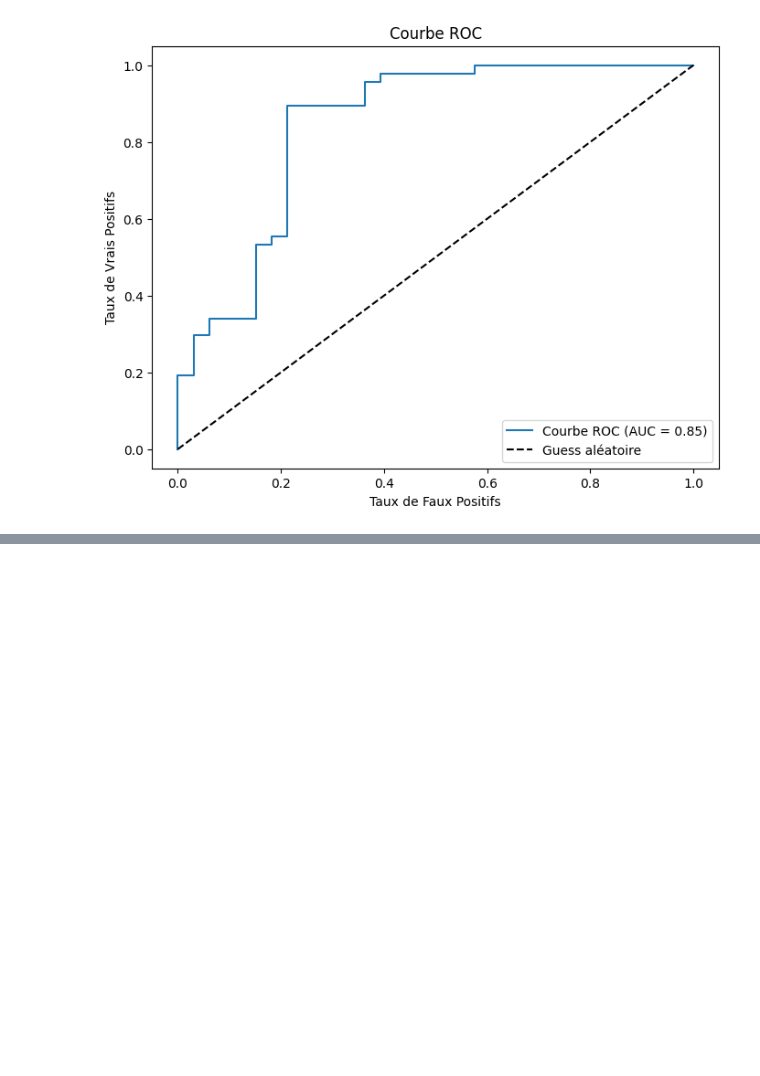
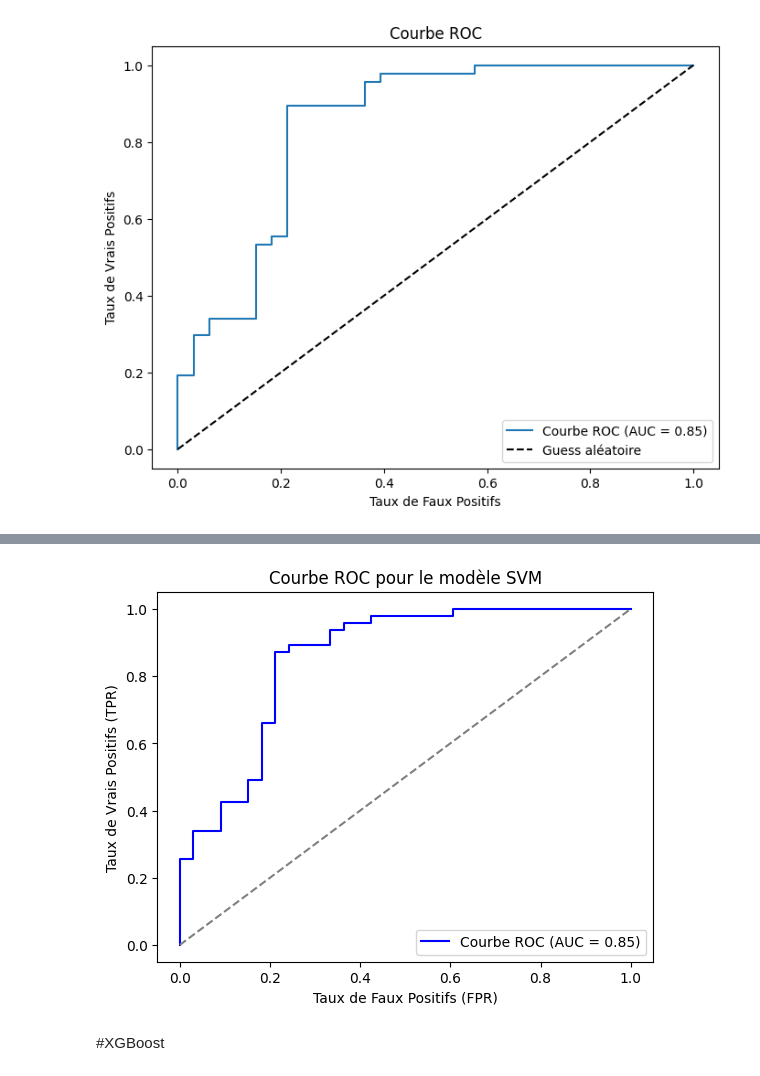
Before and after one commit to yzasmin/DJDDS-groupe5, a Jupyter notebook: Classificateur_devoirmaison.ipynb, the cells around one changed output, grey strips where cells are left out. Cells and saved outputs as stored; diff of their text form; code cells hidden in the pictures; blank space fills up the shorter version.

```diff
--- a/Classificateur_devoirmaison.ipynb
+++ b/Classificateur_devoirmaison.ipynb
@@ -332,0 +425,26 @@ Meilleure AUC : 0.9334759358288771
+# %%
+import pandas as pd
+import numpy as np
+from sklearn.model_selection import train_test_split
+from sklearn.svm import SVC
+from sklearn.metrics import accuracy_score, confusion_matrix, classification_report
+from sklearn.preprocessing import StandardScaler
+import matplotlib.pyplot as plt
+from sklearn import svm
+from sklearn.metrics import roc_curve, roc_auc_score
+
+X_train, X_test, y_train, y_test = train_test_split(X, y, test_size=0.2, random_state=42)
+
+scaler = StandardScaler()
+X_train = scaler.fit_transform(X_train)
+X_test = scaler.transform(X_test)
+
+model = SVC(kernel='linear')
+model.fit(X_train, y_train)
+
+y_pred = model.predict(X_test)
+
+accuracy = accuracy_score(y_test, y_pred)
+print(f"Précision : {accuracy * 100:.2f}%")
+print("\nRapport de classification :")
+print(classification_report(y_test, y_pred))
@@ -332,0 +463,18 @@ Meilleure AUC : 0.9334759358288771
+# %%
+model = svm.SVC(kernel='linear', probability=True)
+model.fit(X_train, y_train)
+y_scores = model.decision_function(X_test)
+fpr, tpr, thresholds = roc_curve(y_test, y_scores)
+auc_score = roc_auc_score(y_test, y_scores)
+plt.figure()
+plt.plot(fpr, tpr, color='blue', label=f'Courbe ROC (AUC = {auc_score:.2f})')
+plt.plot([0, 1], [0, 1], color='gray', linestyle='--')
+plt.xlabel('Taux de Faux Positifs (FPR)')
+plt.ylabel('Taux de Vrais Positifs (TPR)')
+plt.title('Courbe ROC pour le modèle SVM')
+plt.legend(loc="lower right")
+plt.show()
+# %% [output]
+[figure, added]
+# %% [markdown]
+#XGBoost
```
Also changed, not shown: parts of 10 cells of this notebook.
